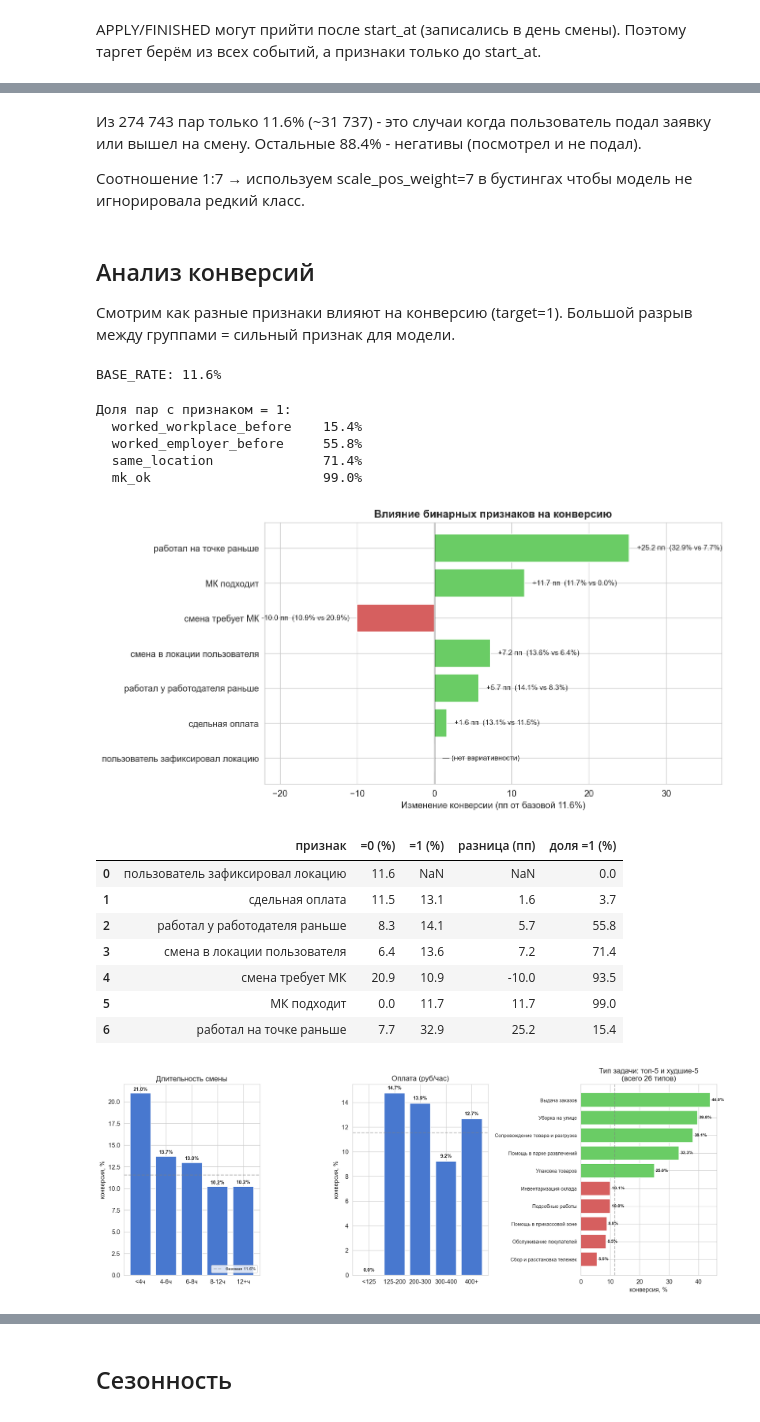
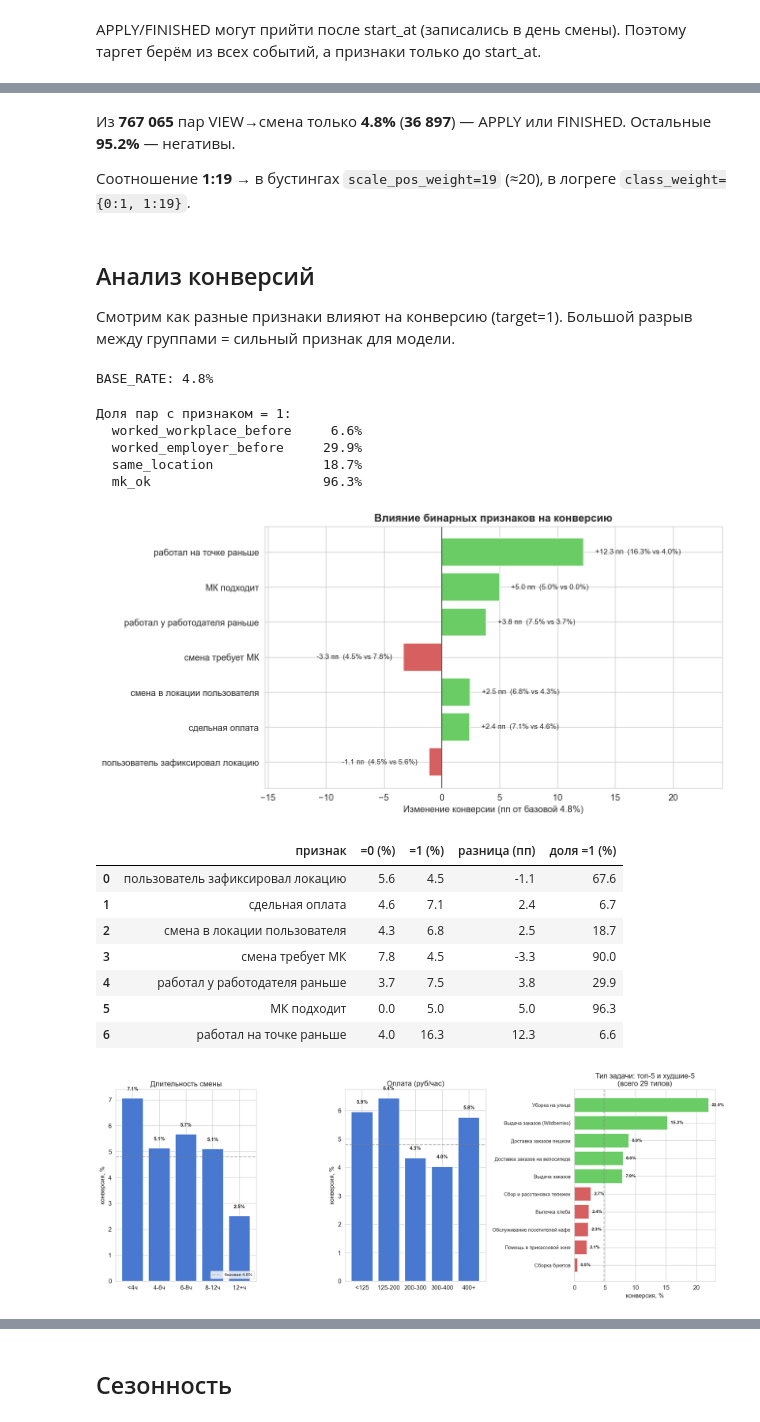
Before and after one commit to serebrennikov-pavel/ml-hackathon, a Jupyter notebook: notebooks/avito_analysis_with_edits.ipynb, the cells around one changed output, grey strips where cells are left out. Saved outputs shown, nothing was run; the diff lists cells and outputs as text; code cells hidden in the pictures.

```diff
--- a/notebooks/avito_analysis_with_edits.ipynb
+++ b/notebooks/avito_analysis_with_edits.ipynb
@@ -24,8 +24,8 @@ plt.rcParams['figure.dpi'] = 120
 plt.rcParams['font.size'] = 11
 sns.set_style('whitegrid')
 
-users  = pd.read_csv(DATA_DIR + 'user.csv')
-shifts = pd.read_csv(DATA_DIR + 'shift.csv')
+users  = pd.read_csv(DATA_DIR + 'user_3.csv')
+shifts = pd.read_csv(DATA_DIR + 'shift_2.csv')
 events = pd.read_csv(DATA_DIR + 'event.csv')
 
 users.shape, shifts.shape, events.shape
@@ -319,7 +323,7 @@ print(f'соотношение 1:{n_neg//n_pos}')
 # %% [markdown]
-Из 274 743 пар только 11.6% (~31 737) - это случаи когда пользователь подал заявку или вышел на смену. Остальные 88.4% - негативы (посмотрел и не подал).
+Из **767 065** пар VIEW→смена только **4.8%** (**36 897**) — APPLY или FINISHED. Остальные **95.2%** — негативы.
 
-Соотношение 1:7 → используем scale_pos_weight=7 в бустингах чтобы модель не игнорировала редкий класс.
+Соотношение **1:19** → в бустингах `scale_pos_weight=19` (≈20), в логреге `class_weight={0:1, 1:19}`.
 # %% [markdown]
 ## Анализ конверсий
 
@@ -336,7 +340,7 @@ pairs_base = pairs_base.merge(
 BASE_RATE = pairs_base['target'].mean()
 print(f'BASE_RATE: {BASE_RATE:.1%}')
 # %% [output]
-BASE_RATE: 11.6%
+BASE_RATE: 4.8%
 # %%
 fin_before = ev_before[ev_before['interaction']=='FINISHED']
 
@@ -364,10 +368,10 @@ for col, val in shares.items():
     print(f'  {col:<25} {val*100:5.1f}%')
 # %% [output]
 Доля пар с признаком = 1:
-  worked_workplace_before    15.4%
-  worked_employer_before     55.8%
-  same_location              71.4%
-  mk_ok                      99.0%
+  worked_workplace_before     6.6%
+  worked_employer_before     29.9%
+  same_location              18.7%
+  mk_ok                      96.3%
 # %%
 # создаём служебные int-колонки если их ещё нет
 if 'need_mk_int' not in pairs_base.columns:
@@ -419,7 +423,7 @@ for bar, row in zip(bars, df_binary.itertuples()):
             label, va='center', ha=ha, fontsize=9)
 
 ax.axvline(0, color='black', linewidth=0.8)
-ax.set_xlabel('Изменение конверсии (пп от базовой 11.6%)')
+ax.set_xlabel(f'Изменение конверсии (пп от базовой {BASE_RATE*100:.1f}%)')
 ax.set_title('Влияние бинарных признаков на конверсию', fontweight='bold')
 
 xmax = df_binary['разница (пп)'].max()
@@ -431,15 +435,15 @@ plt.show()
 
 df_binary.round(1).reset_index(drop=True)
 # %% [output]
-[figure, old version]
+[figure, new version]
 |  | признак | =0 (%) | =1 (%) | разница (пп) | доля =1 (%) |
-| 0 | пользователь зафиксировал локацию | 11.6 | NaN | NaN | 0.0 |
-| 1 | сдельная оплата | 11.5 | 13.1 | 1.6 | 3.7 |
-| 2 | работал у работодателя раньше | 8.3 | 14.1 | 5.7 | 55.8 |
-| 3 | смена в локации пользователя | 6.4 | 13.6 | 7.2 | 71.4 |
-| 4 | смена требует МК | 20.9 | 10.9 | -10.0 | 93.5 |
-| 5 | МК подходит | 0.0 | 11.7 | 11.7 | 99.0 |
-| 6 | работал на точке раньше | 7.7 | 32.9 | 25.2 | 15.4 |
+| 0 | пользователь зафиксировал локацию | 5.6 | 4.5 | -1.1 | 67.6 |
+| 1 | сдельная оплата | 4.6 | 7.1 | 2.4 | 6.7 |
+| 2 | смена в локации пользователя | 4.3 | 6.8 | 2.5 | 18.7 |
+| 3 | смена требует МК | 7.8 | 4.5 | -3.3 | 90.0 |
+| 4 | работал у работодателя раньше | 3.7 | 7.5 | 3.8 | 29.9 |
+| 5 | МК подходит | 0.0 | 5.0 | 5.0 | 96.3 |
+| 6 | работал на точке раньше | 4.0 | 16.3 | 12.3 | 6.6 |
 # %%
 fig, axes = plt.subplots(1, 3, figsize=(16, 6))
 
@@ -451,7 +455,7 @@ bars = axes[0].bar(cv.index, cv.values, color='#4878CF')
 for bar, v in zip(bars, cv.values):
     axes[0].text(bar.get_x() + bar.get_width()/2, bar.get_height() + 0.3,
                  f'{v:.1f}%', ha='center', fontsize=9, fontweight='bold')
-axes[0].axhline(BASE_RATE*100, color='gray', linestyle='--', alpha=0.5, label='базовая 11.6%')
+axes[0].axhline(BASE_RATE*100, color='gray', linestyle='--', alpha=0.5, label=f'базовая {BASE_RATE*100:.1f}%')
 axes[0].set_title('Длительность смены')
 axes[0].set_ylabel('конверсия, %')
 axes[0].legend(loc='lower right', fontsize=8)
@@ -459,32 +463,32 @@ axes[0].legend(loc='lower right', fontsize=8)
 # Оплата
 pairs_base['rph'] = pairs_base['reward'] / pairs_base['hours'].clip(lower=1)
 pairs_base['rph_bin'] = pd.cut(pairs_base['rph'].clip(upper=500),
                                 bins=[0,125,200,300,400,500],
                                 labels=['<125','125-200','200-300','300-400','400+'])
 cv = pairs_base.groupby('rph_bin', observed=True)['target'].mean() * 100
 bars = axes[1].bar(cv.index, cv.values, color='#4878CF')
 for bar, v in zip(bars, cv.values):
     axes[1].text(bar.get_x() + bar.get_width()/2, bar.get_height() + 0.3,
                  f'{v:.1f}%', ha='center', fontsize=9, fontweight='bold')
 axes[1].axhline(BASE_RATE*100, color='gray', linestyle='--', alpha=0.5)
 axes[1].set_title('Оплата (руб/час)')
 axes[1].set_ylabel('конверсия, %')
 
 # Топ-10 типов задач
 cv_tasks = pairs_base.groupby('task_type')['target'].mean().sort_values() * 100
 top_bottom = pd.concat([cv_tasks.head(5), cv_tasks.tail(5)])
 colors_tasks = ['#D65F5F'] * 5 + ['#6ACC65'] * 5
 bars = axes[2].barh(range(len(top_bottom)), top_bottom.values, color=colors_tasks)
 axes[2].set_yticks(range(len(top_bottom)))
 axes[2].set_yticklabels(top_bottom.index, fontsize=9)
 for i, v in enumerate(top_bottom.values):
     axes[2].text(v + 0.5, i, f'{v:.1f}%', va='center', fontsize=8, fontweight='bold')
 axes[2].axvline(BASE_RATE*100, color='gray', linestyle='--', alpha=0.5)
 axes[2].set_title(f'Тип задачи: топ-5 и худшие-5\n(всего {pairs_base["task_type"].nunique()} типов)')
 axes[2].set_xlabel('конверсия, %')
 
 plt.tight_layout()
 plt.show()
 # %% [output]
-[figure, old version]
+[figure, new version]
 # %% [markdown]
```
Also changed, not shown: parts of 63 cells of this notebook.
